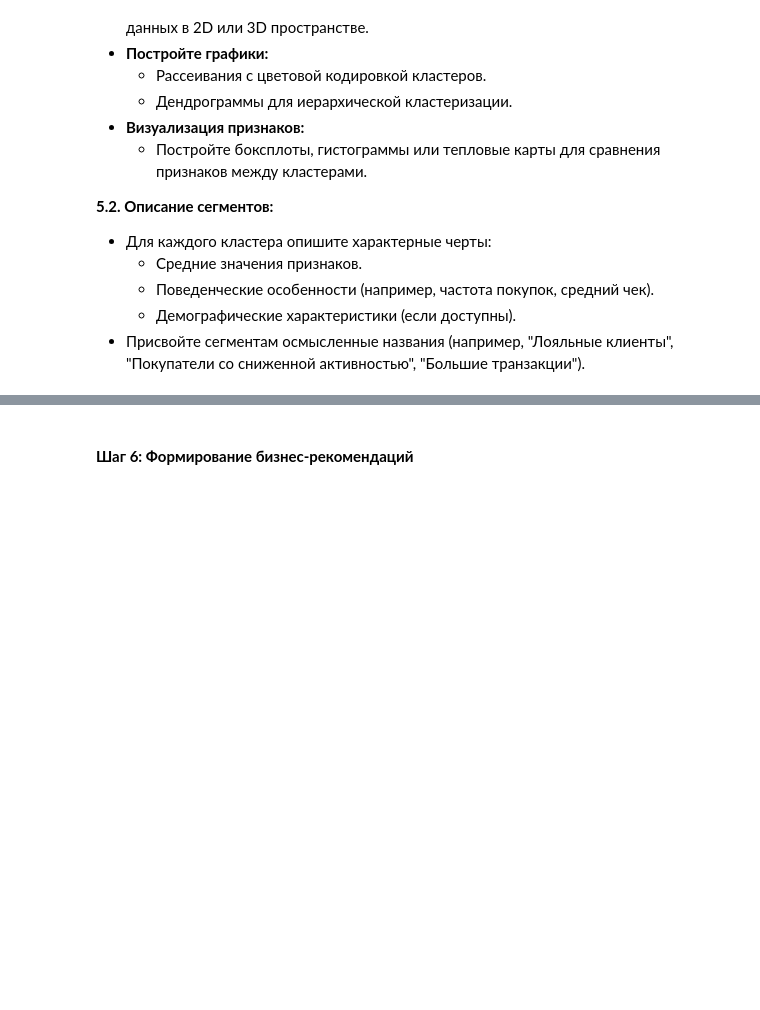
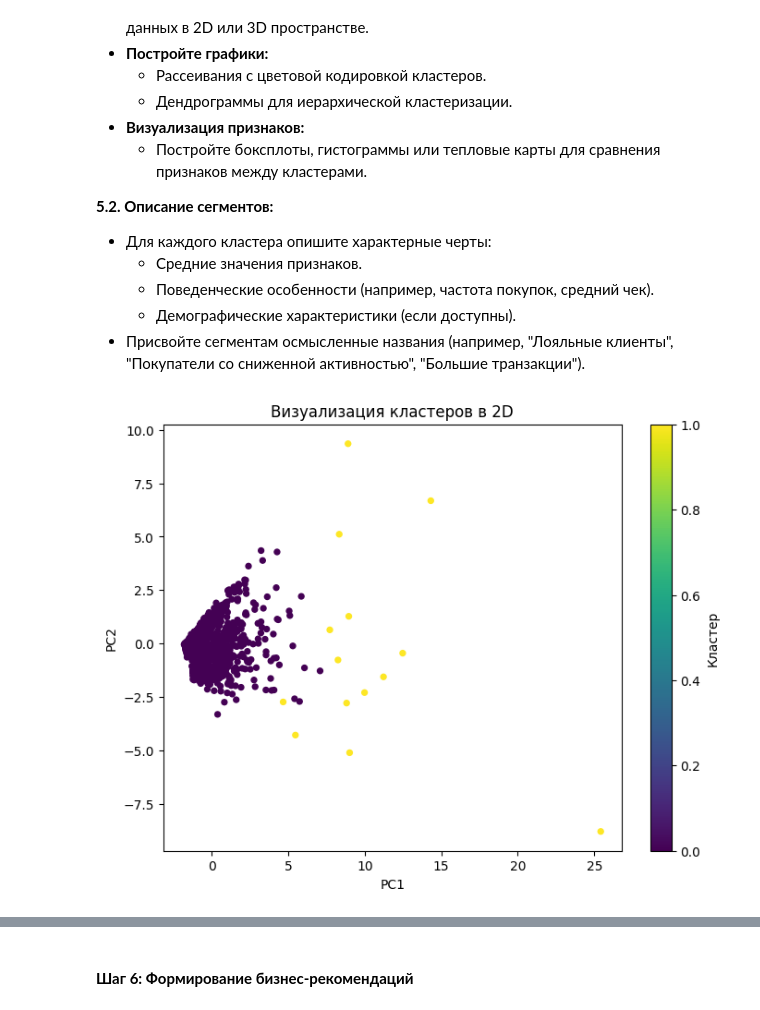
Before and after one commit to runessaa/-Streltsov-Projects, a Jupyter notebook: Практическая_работа_№11_Анализ_и_сегментация_клиентов_с_помощью_алгоритмов_кластеризации.ipynb, the cells around one changed output, grey strips where cells are left out. Cells and saved outputs as stored; diff of their text form; code cells hidden in the pictures; blank space fills up the shorter version.

```diff
--- a/Практическая_работа_№11_Анализ_и_сегментация_клиентов_с_помощью_алгоритмов_кластеризации.ipynb
+++ b/Практическая_работа_№11_Анализ_и_сегментация_клиентов_с_помощью_алгоритмов_кластеризации.ipynb
@@ -445,13 +460,16 @@ print('Обоснование: выбран алгоритм с максимал
 # %%
 from sklearn.decomposition import PCA
 from scipy.cluster.hierarchy import dendrogram, linkage
+
+best_cluster_col = cluster_columns[best_algorithm]
+rfm['BestCluster'] = rfm[best_cluster_col]
 
 pca = PCA(n_components=2, random_state=42)
 coords = pca.fit_transform(X_scaled)
 
 plt.figure(figsize=(8, 6))
-scatter = plt.scatter(coords[:, 0], coords[:, 1], c=rfm['BestCluster'], s=18, cmap='tab10')
-plt.title(f'Кластеры клиентов: {best_algorithm}, PCA 2D')
+scatter = plt.scatter(coords[:, 0], coords[:, 1], c=rfm['BestCluster'], s=18)
+plt.title('Визуализация кластеров в 2D')
 plt.xlabel('PC1')
 plt.ylabel('PC2')
 plt.colorbar(scatter, label='Кластер')
@@ -459,7 +477,8 @@ plt.show()
 
 sample_size = min(200, len(X_scaled))
 sample_idx = np.random.default_rng(42).choice(len(X_scaled), size=sample_size, replace=False)
-linked = linkage(X_scaled.iloc[sample_idx], method='ward')
+
+linked = linkage(X_scaled[sample_idx], method='ward')
 
 plt.figure(figsize=(12, 5))
 dendrogram(linked, no_labels=True)
@@ -468,61 +487,73 @@ plt.xlabel('Клиенты')
 plt.ylabel('Расстояние')
 plt.show()
 
 cluster_profiles = rfm.groupby('BestCluster')[features].mean().round(2)
-cluster_counts = rfm['BestCluster'].value_counts().sort_index()
-cluster_profiles['CustomerCount'] = cluster_counts
-
-q_recency = rfm['Recency'].quantile([0.33, 0.67])
-q_frequency = rfm['Frequency'].quantile([0.33, 0.67])
-q_monetary = rfm['Monetary'].quantile([0.33, 0.67])
-q_avg = rfm['AvgCheck'].quantile(0.67)
-
-def segment_name(cluster_id, row):
-    if cluster_id == -1:
-        return 'Нетипичные клиенты'
-    if row['Recency'] <= q_recency.loc[0.33] and row['Frequency'] >= q_frequency.loc[0.67] and row['Monetary'] >= q_monetary.loc[0.67]:
-        return 'Лояльные ценные клиенты'
-    if row['Recency'] >= q_recency.loc[0.67]:
-        return 'Покупатели со сниженной активностью'
-    if row['Monetary'] >= q_monetary.loc[0.67] or row['AvgCheck'] >= q_avg:
-        return 'Клиенты с крупными покупками'
-    if row['Frequency'] >= q_frequency.loc[0.67]:
-        return 'Регулярные покупатели'
-    return 'Новые или умеренно активные клиенты'
-
-cluster_profiles['SegmentName'] = [
-    segment_name(cluster_id, cluster_profiles.loc[cluster_id])
-    for cluster_id in cluster_profiles.index
-]
+cluster_profiles['CustomerCount'] = rfm['BestCluster'].value_counts().sort_index()
 
 display(cluster_profiles)
 
 profile_scaled = pd.DataFrame(
     scaler.transform(cluster_profiles[features]),
     columns=features,
     index=cluster_profiles.index
 )
 
 plt.figure(figsize=(10, 5))
 plt.imshow(profile_scaled, aspect='auto')
 plt.xticks(range(len(features)), features, rotation=45)
 plt.yticks(range(len(profile_scaled.index)), profile_scaled.index)
 plt.colorbar(label='Стандартизированное среднее')
 plt.title('Сравнение признаков между кластерами')
 plt.tight_layout()
 plt.show()
 
 for feature in ['Recency', 'Frequency', 'Monetary', 'AvgCheck']:
     rfm.boxplot(column=feature, by='BestCluster', figsize=(8, 4))
-    plt.title(f'{feature} по кластерам')
+    plt.title(feature + ' по кластерам')
     plt.suptitle('')
     plt.xlabel('Кластер')
     plt.ylabel(feature)
     plt.show()
 
-print('Описание сегментов:')
+country_info = (
+    rfm.groupby('BestCluster')['Country']
+    .agg(lambda x: x.value_counts().index[0])
+)
+
+cluster_profiles['MainCountry'] = country_info
+
+q_recency = rfm['Recency'].quantile([0.33, 0.67])
+q_frequency = rfm['Frequency'].quantile([0.33, 0.67])
+q_monetary = rfm['Monetary'].quantile([0.33, 0.67])
+q_avgcheck = rfm['AvgCheck'].quantile(0.67)
+
+def get_segment_name(row):
+    if row.name == -1:
+        return 'Нетипичные клиенты'
+    if row['Recency'] <= q_recency.loc[0.33] and row['Frequency'] >= q_frequency.loc[0.67] and row['Monetary'] >= q_monetary.loc[0.67]:
+        return 'Лояльные клиенты'
+    if row['Recency'] >= q_recency.loc[0.67]:
+        return 'Покупатели со сниженной активностью'
+    if row['Monetary'] >= q_monetary.loc[0.67] or row['AvgCheck'] >= q_avgcheck:
+        return 'Большие транзакции'
+    if row['Frequency'] >= q_frequency.loc[0.67]:
+        return 'Регулярные покупатели'
+    return 'Умеренно активные клиенты'
+
+cluster_profiles['SegmentName'] = cluster_profiles.apply(get_segment_name, axis=1)
+
+display(cluster_profiles)
+
 for cluster_id, row in cluster_profiles.iterrows():
-    print(f"Кластер {cluster_id}: {row['SegmentName']}. "
-          f"Клиентов: {int(row['CustomerCount'])}; "
-          f"Recency={row['Recency']}, Frequency={row['Frequency']}, "
-          f"Monetary={row['Monetary']}, AvgCheck={row['AvgCheck']}.")
+    print(
+        f"Кластер {cluster_id}: {row['SegmentName']}. "
+        f"Средние значения: Recency={row['Recency']}, "
+        f"Frequency={row['Frequency']}, "
+        f"Monetary={row['Monetary']}, "
+        f"AvgCheck={row['AvgCheck']}. "
+        f"Поведение: частота покупок={row['Frequency']}, средний чек={row['AvgCheck']}. "
+        f"Основная страна клиентов: {row['MainCountry']}. "
+        f"Количество клиентов: {int(row['CustomerCount'])}."
+    )
+# %% [output]
+[figure, added]
```
Also changed, not shown: parts of 7 cells of this notebook.
